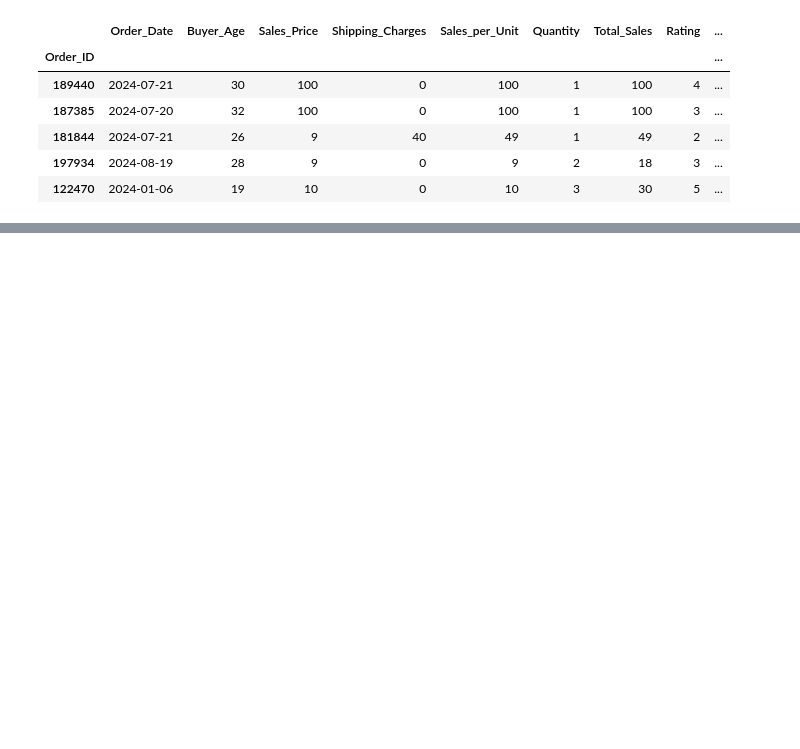
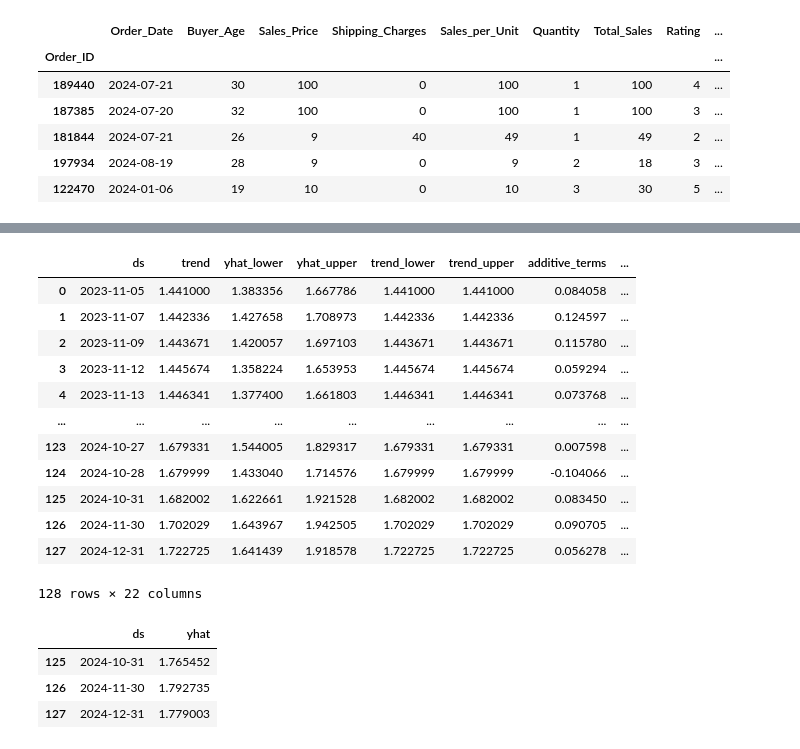
Before and after one commit to abdonrb/proyecto-ml, a Jupyter notebook: ML/models/trained/Time_series.ipynb, the cells around one changed output, grey strips where cells are left out. Drawn from its saved outputs; the diff is of its cells as text; code cells hidden in the pictures; blank space fills up the shorter version.

```diff
--- a/ML/models/trained/Time_series.ipynb
+++ b/ML/models/trained/Time_series.ipynb
@@ -28 +129,24 @@ df['Total_Sales'] = np.log1p(df['Total_Sales'])
+# %%
+forecast
+# %% [output]
+|  | ds | trend | yhat_lower | yhat_upper | trend_lower | trend_upper | additive_terms | ... |
+| 0 | 2023-11-05 | 1.441000 | 1.383356 | 1.667786 | 1.441000 | 1.441000 | 0.084058 | ... |
+| 1 | 2023-11-07 | 1.442336 | 1.427658 | 1.708973 | 1.442336 | 1.442336 | 0.124597 | ... |
+| 2 | 2023-11-09 | 1.443671 | 1.420057 | 1.697103 | 1.443671 | 1.443671 | 0.115780 | ... |
+| 3 | 2023-11-12 | 1.445674 | 1.358224 | 1.653953 | 1.445674 | 1.445674 | 0.059294 | ... |
+| 4 | 2023-11-13 | 1.446341 | 1.377400 | 1.661803 | 1.446341 | 1.446341 | 0.073768 | ... |
+| ... | ... | ... | ... | ... | ... | ... | ... | ... |
+| 123 | 2024-10-27 | 1.679331 | 1.544005 | 1.829317 | 1.679331 | 1.679331 | 0.007598 | ... |
+| 124 | 2024-10-28 | 1.679999 | 1.433040 | 1.714576 | 1.679999 | 1.679999 | -0.104066 | ... |
+| 125 | 2024-10-31 | 1.682002 | 1.622661 | 1.921528 | 1.682002 | 1.682002 | 0.083450 | ... |
+| 126 | 2024-11-30 | 1.702029 | 1.643967 | 1.942505 | 1.702029 | 1.702029 | 0.090705 | ... |
+| 127 | 2024-12-31 | 1.722725 | 1.641439 | 1.918578 | 1.722725 | 1.722725 | 0.056278 | ... |
+128 rows × 22 columns
+# %%
+forecast[['ds', 'yhat']].iloc[-3:]
+# %% [output]
+|  | ds | yhat |
+| 125 | 2024-10-31 | 1.765452 |
+| 126 | 2024-11-30 | 1.792735 |
+| 127 | 2024-12-31 | 1.779003 |
 # %%
```
Also changed, not shown: parts of 19 cells of this notebook, 2 other files.
